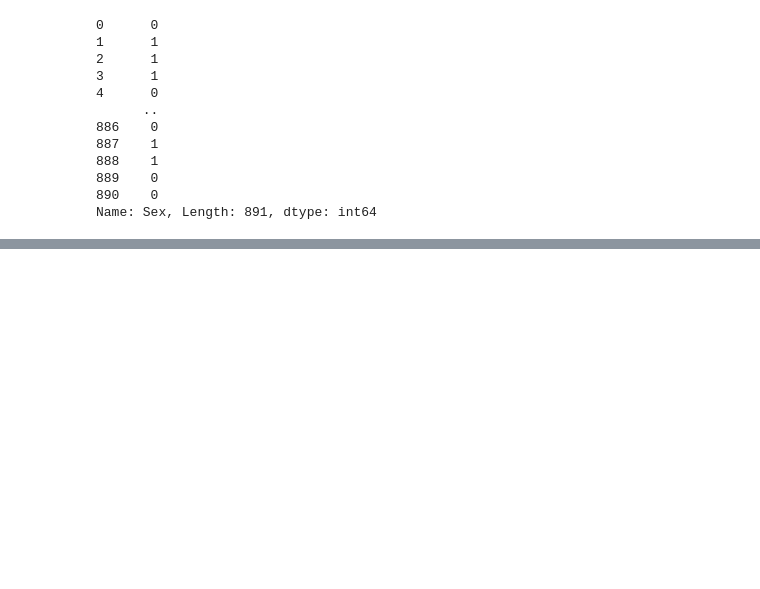
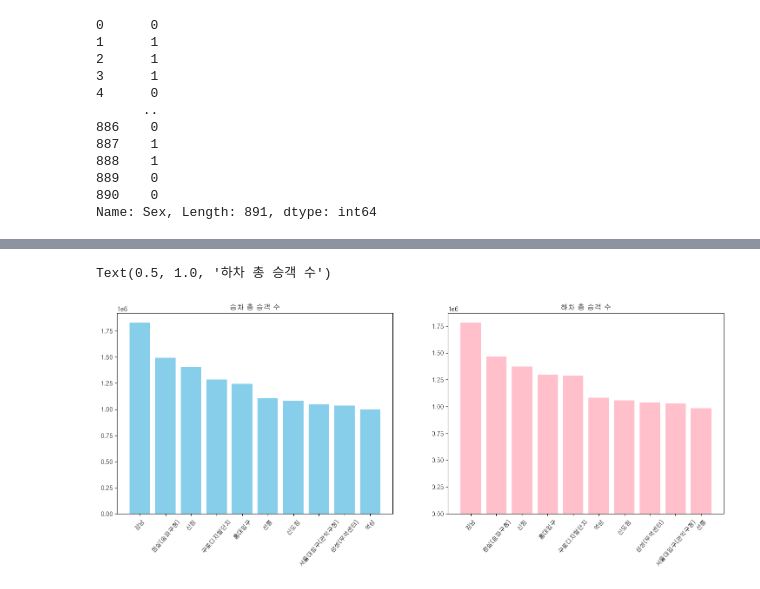
Before and after one commit to sohson/hipython, a Jupyter notebook: 42.데이터전처리.ipynb, the cells around one changed output, grey strips where cells are left out. Saved outputs shown, nothing was run; the diff lists cells and outputs as text; code cells hidden in the pictures; blank space fills up the shorter version.

```diff
--- a/42.데이터전처리.ipynb
+++ b/42.데이터전처리.ipynb
@@ -773,0 +892,6 @@ Name: Sex, Length: 891, dtype: int64
+# %%
+# 2호선 역별 승하차 총 승객 수
+
+df_line2_cnt = df[df['노선명']=='2호선'].groupby('역명')[['승차총승객수','하차총승객수']].sum().reset_index() # 위 5호선과 비교해보면 역명이 컬럼명이 되고 별도로 인덱스 생성함
+df_line2_top10 = df_line_2_cnt.sort_values(by='승차총승객수',ascending=False).head(10)
+df_line2_top10
@@ -773,0 +910,3 @@ Name: Sex, Length: 891, dtype: int64
+# %%
+df_line2_top10_2 = df_line_2_cnt.sort_values(by='하차총승객수',ascending=False).head(10)
+df_line2_top10_2
@@ -773,0 +925,15 @@ Name: Sex, Length: 891, dtype: int64
+# %%
+fig, axes = plt.subplots(1, 2, figsize=(18, 6))
+
+plt.subplot(1,2,1)
+plt.bar(df_line2_top10['역명'], df_line2_top10['승차총승객수'], color='skyblue')
+plt.xticks(rotation=50)
+plt.title('승차 총 승객 수')
+
+plt.subplot(1,2,2)
+plt.bar(df_line2_top10_2['역명'], df_line2_top10_2['하차총승객수'], color='pink')
+plt.xticks(rotation=50)
+plt.title('하차 총 승객 수')
+# %% [output]
+Text(0.5, 1.0, '하차 총 승객 수')
+[figure, added]
```
Also changed, not shown: parts of 19 cells of this notebook.
